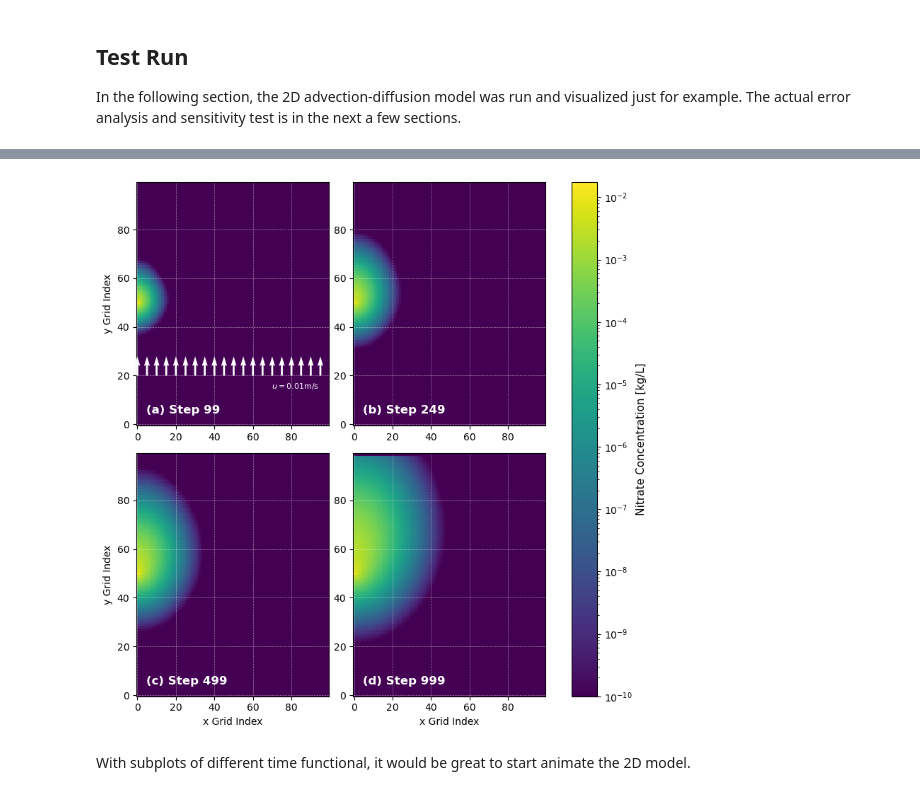
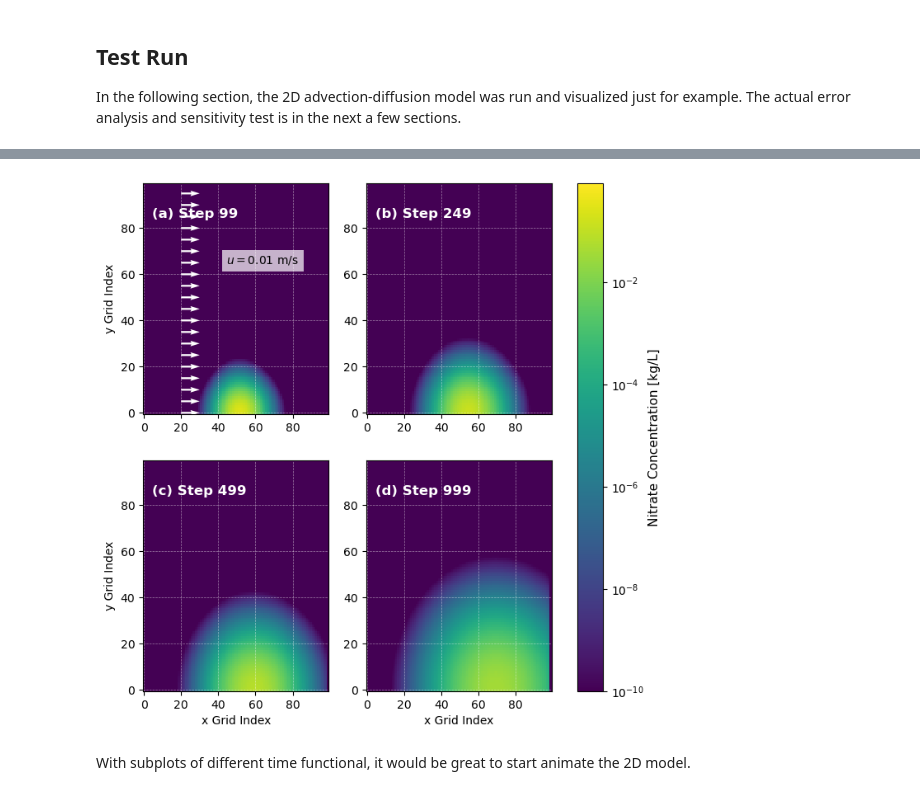
Before and after one commit to Haechan-Kimm/EOSC511-TheDeepThinkers, a Jupyter notebook: 2D visulization/Visulization.ipynb, the cells around one changed output, grey strips where cells are left out. Cells and saved outputs as stored; diff of their text form; code cells hidden in the pictures.

```diff
--- a/2D visulization/Visulization.ipynb
+++ b/2D visulization/Visulization.ipynb
@@ -86,52 +76,46 @@ labels = ['(a)', '(b)', '(c)', '(d)']
 
 # cc=cc.swapaxes(0,1)
 
 for ax in axes.flatten():
     t=tt.pop(0)
-    cc=c[:,:,t]
+    cc=c[t,:,:]
     # Prevent 0 by adding a small number
     cc=cc+1e-11
     label=labels.pop(0)
 
     # Show grid
     # ax.axis('off')
     ax.grid(True, color='white', linestyle='--', linewidth=0.5, alpha=0.5, zorder=2)
 
-    im = ax.pcolor(X1, Y1, cc, cmap=cmap, norm=norm, shading='nearest')
+    im = ax.pcolor(X1, Y1, cc.T, cmap=cmap, norm=norm, shading='nearest')
     label_full = label + ' Step %d' %t
-    ax.text(0.05, 0.05, label_full,  transform=ax.transAxes, color='white', fontsize=12, fontweight='bold')
+    ax.text(0.05, 0.85, label_full,  transform=ax.transAxes, color='white', fontsize=12, fontweight='bold')
 
     if label == '(c)' or label =='(d)':
         ax.set_xlabel('x Grid Index')
     if label == '(a)' or label =='(c)':
         ax.set_ylabel('y Grid Index')
 
 
-# Add quiver to represent flow speed
-# Arrow position
-Y_arrow_position=20
-X_arrow=x[::5]
-Y_arrow=np.zeros(np.shape(X_arrow))+Y_arrow_position
-# Speed distribution
-V_speed=np.ones(np.shape(X_arrow)) # The speed is given from fig: Current Distribution
-U_speed=np.zeros(np.shape(X_arrow))
-# Quiver plot
-# The smaller scale is, the bigger arrows are
-axes[0,0].quiver(X_arrow, Y_arrow, U_speed, V_speed, color='white', scale=10, width=0.01, zorder=3)
+Y_arrow_position = 20
+X_arrow = x[::5]
+Y_arrow = np.zeros(np.shape(X_arrow)) + Y_arrow_position
 
-# Add text to demonstrate the current speed
-axes[0,0].text(0.7, 0.15, '$u=0.01$m/s',  transform=axes[0,0].transAxes, color='white', fontsize=8)
+V_speed = np.ones(np.shape(X_arrow))
+U_speed = np.zeros(np.shape(X_arrow))
 
-
-plt.tight_layout()
+# Water speed arrow
+axes[0, 0].quiver(Y_arrow, X_arrow, V_speed,U_speed, color='white', scale=10, width=0.01, zorder=3)
+axes[0, 0].text(0.45, 0.65, '$u=0.01$ m/s', transform=axes[0, 0].transAxes, color='black',
+                fontsize=10, bbox=dict(facecolor='white', alpha=0.7, edgecolor='none'))
 
 # Add colorbar
 cbar = fig.colorbar(im, ax=axes)
 cbar.set_label('Nitrate Concentration [kg/L]', fontsize=11)
 
 plt.show()
 # %% [output]
-[figure, old version]
+[figure, new version]
 # %% [markdown]
 With subplots of different time functional, it would be great to start animate the 2D model.
 # %%
```
Also changed, not shown: parts of 9 cells of this notebook, 9 other files.
